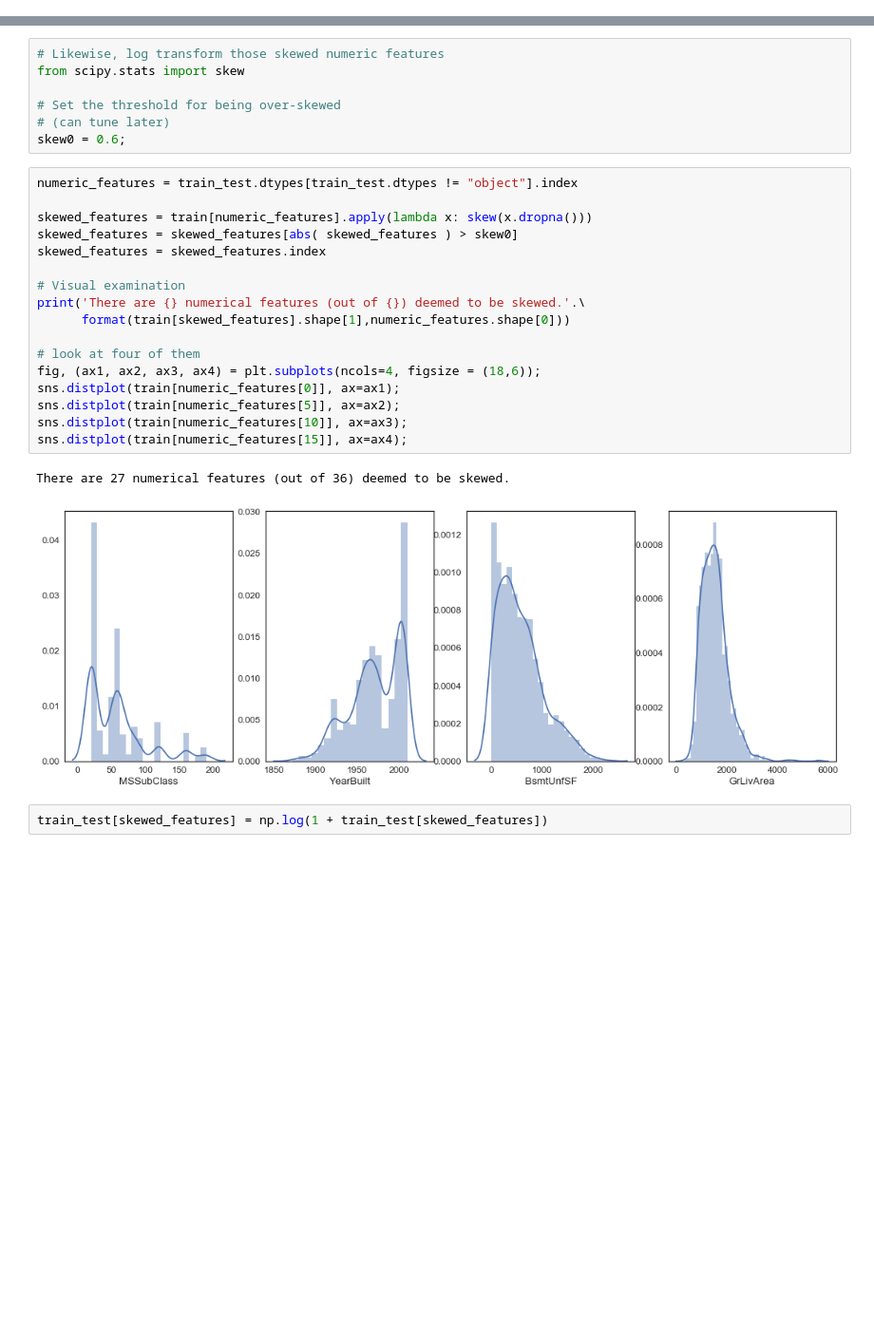
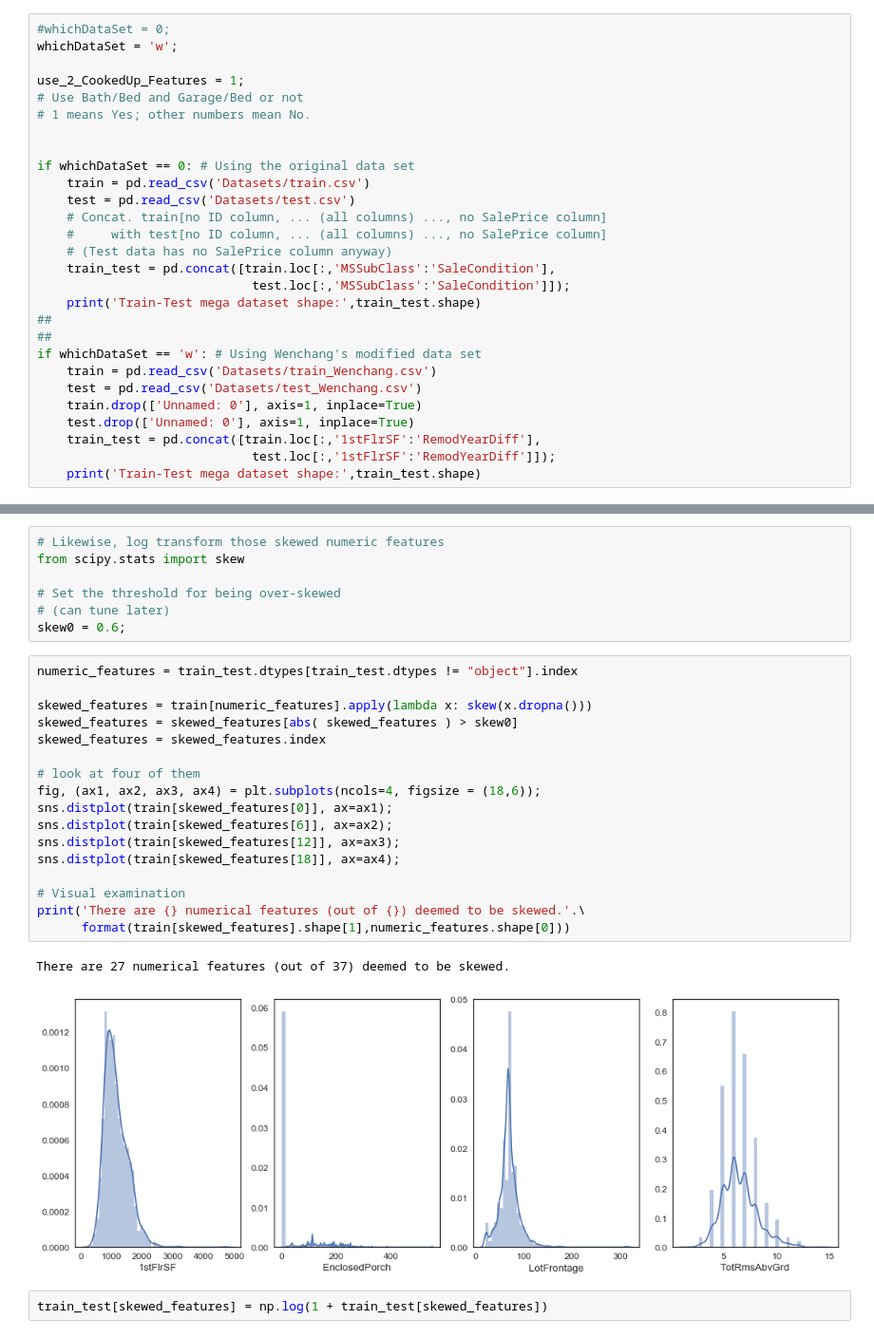
Before and after one commit to reflexiveprophecy/Kaggle_Predict_Ames_Iowa_Housing_Prices, a Jupyter notebook: jamesczq_baseline_regressions.ipynb, the cells around one changed output, grey strips where cells are left out. Shown at 95% size. Cells and saved outputs as stored; diff of their text form; blank space fills up the shorter version.

```diff
--- a/jamesczq_baseline_regressions.ipynb
+++ b/jamesczq_baseline_regressions.ipynb
@@ -52,0 +34,28 @@ test.head()
+# %%
+#whichDataSet = 0;
+whichDataSet = 'w';
+
+use_2_CookedUp_Features = 1;
+# Use Bath/Bed and Garage/Bed or not
+# 1 means Yes; other numbers mean No.
+
+
+if whichDataSet == 0: # Using the original data set
+    train = pd.read_csv('Datasets/train.csv')
+    test = pd.read_csv('Datasets/test.csv')
+    # Concat. train[no ID column, ... (all columns) ..., no SalePrice column]
+    #     with test[no ID column, ... (all columns) ..., no SalePrice column]
+    # (Test data has no SalePrice column anyway)
+    train_test = pd.concat([train.loc[:,'MSSubClass':'SaleCondition'],
+                             test.loc[:,'MSSubClass':'SaleCondition']]);
+    print('Train-Test mega dataset shape:',train_test.shape)
+##
+##
+if whichDataSet == 'w': # Using Wenchang's modified data set
+    train = pd.read_csv('Datasets/train_Wenchang.csv')
+    test = pd.read_csv('Datasets/test_Wenchang.csv')
+    train.drop(['Unnamed: 0'], axis=1, inplace=True)
+    test.drop(['Unnamed: 0'], axis=1, inplace=True)
+    train_test = pd.concat([train.loc[:,'1stFlrSF':'RemodYearDiff'],
+                             test.loc[:,'1stFlrSF':'RemodYearDiff']]);
+    print('Train-Test mega dataset shape:',train_test.shape)
@@ -122,22 +179,22 @@ skew0 = 0.6;
 # %%
 numeric_features = train_test.dtypes[train_test.dtypes != "object"].index
 
 skewed_features = train[numeric_features].apply(lambda x: skew(x.dropna()))
 skewed_features = skewed_features[abs( skewed_features ) > skew0]
 skewed_features = skewed_features.index
 
+# look at four of them
+fig, (ax1, ax2, ax3, ax4) = plt.subplots(ncols=4, figsize = (18,6));
+sns.distplot(train[skewed_features[0]], ax=ax1);
+sns.distplot(train[skewed_features[6]], ax=ax2);
+sns.distplot(train[skewed_features[12]], ax=ax3);
+sns.distplot(train[skewed_features[18]], ax=ax4);
+
 # Visual examination
 print('There are {} numerical features (out of {}) deemed to be skewed.'.\
       format(train[skewed_features].shape[1],numeric_features.shape[0]))
-
-# look at four of them
-fig, (ax1, ax2, ax3, ax4) = plt.subplots(ncols=4, figsize = (18,6));
-sns.distplot(train[numeric_features[0]], ax=ax1);
-sns.distplot(train[numeric_features[5]], ax=ax2);
-sns.distplot(train[numeric_features[10]], ax=ax3);
-sns.distplot(train[numeric_features[15]], ax=ax4);
 # %% [output]
-There are 27 numerical features (out of 36) deemed to be skewed.
+There are 27 numerical features (out of 37) deemed to be skewed.
-[figure, old version]
+[figure, new version]
 # %%
 train_test[skewed_features] = np.log(1 + train_test[skewed_features])
```
Also changed, not shown: parts of 30 cells of this notebook.
